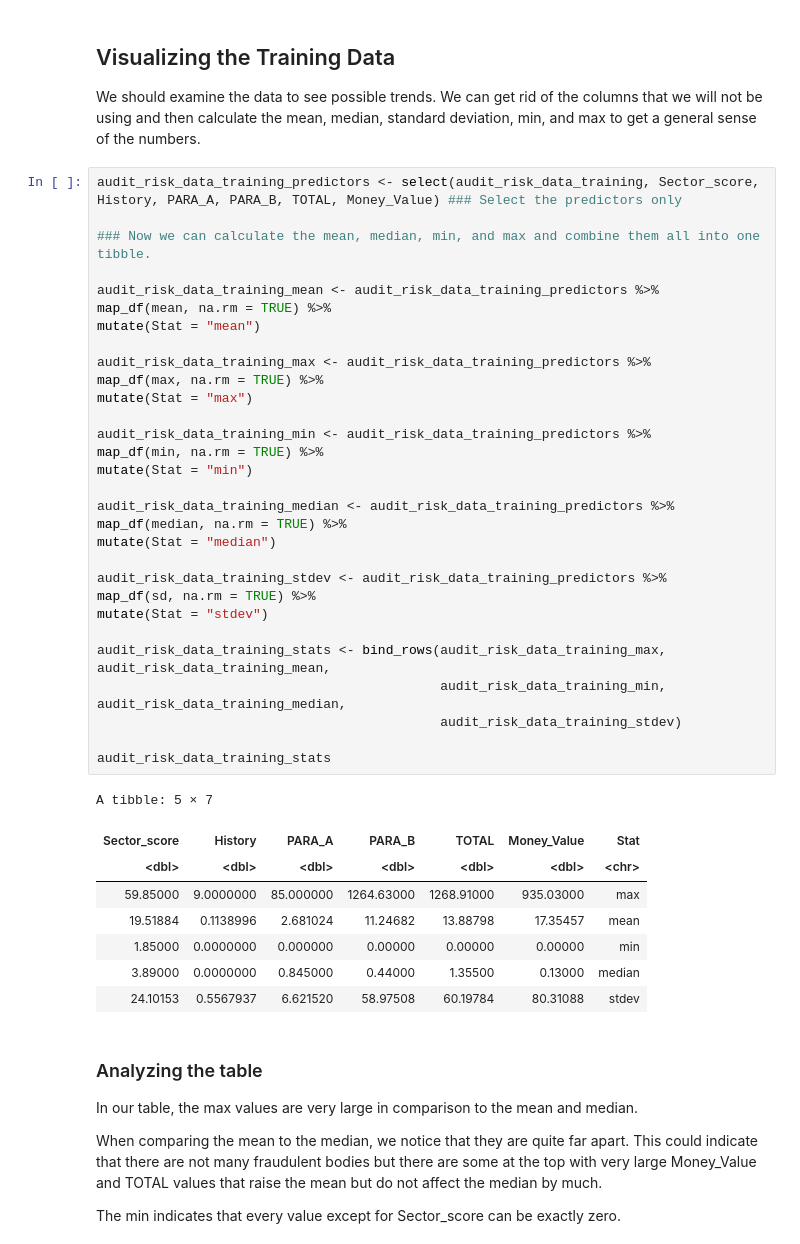
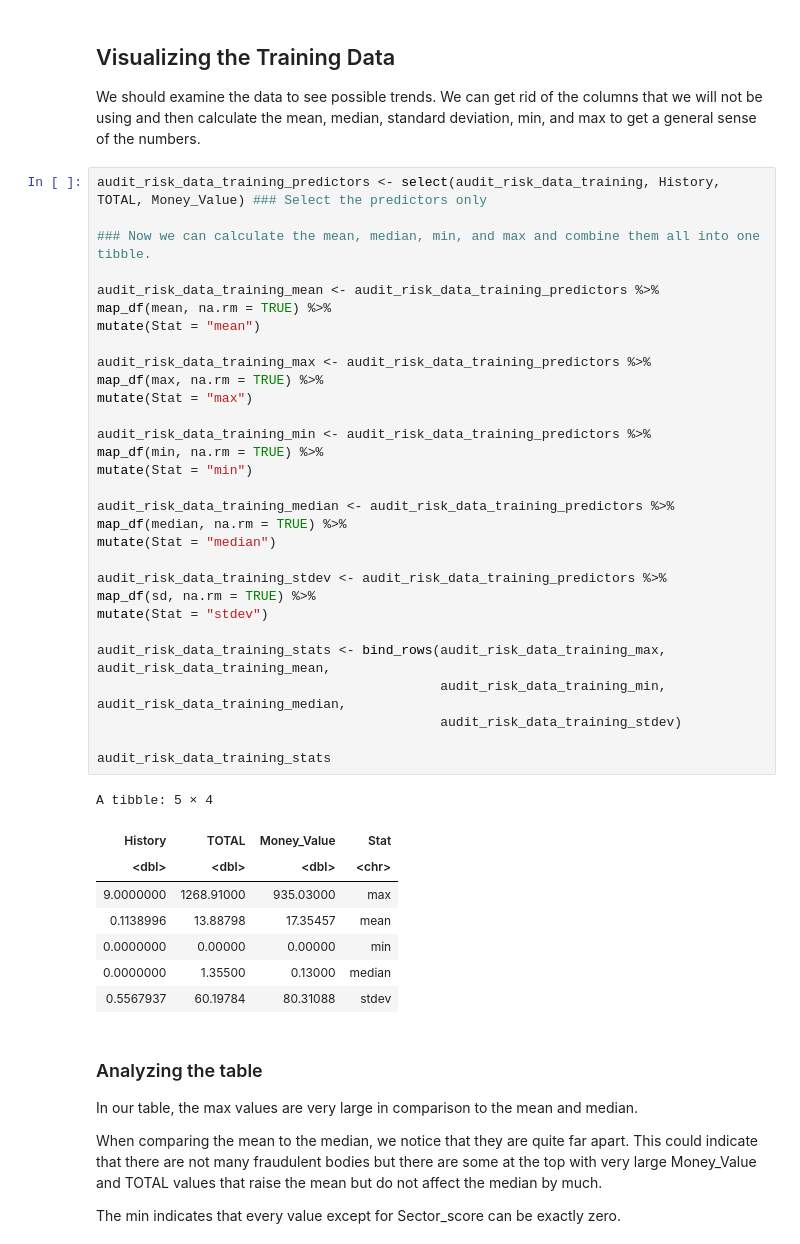
Before and after one commit to stevenning203/dsci100_group_proposal, a Jupyter notebook: notebook.ipynb, the cells around one changed output. Drawn from its saved outputs; the diff is of its cells as text.

```diff
--- a/notebook.ipynb
+++ b/notebook.ipynb
@@ -83,44 +66,44 @@ audit_risk_data_testing <- testing(audit_risk_data_split)
 
 We should examine the data to see possible trends. We can get rid of the columns that we will not be using and then calculate the mean, median, standard deviation, min, and max to get a general sense of the numbers.
 # %%
-audit_risk_data_training_predictors <- select(audit_risk_data_training, Sector_score, History, PARA_A, PARA_B, TOTAL, Money_Value) ### Select the predictors only
+audit_risk_data_training_predictors <- select(audit_risk_data_training, History, TOTAL, Money_Value) ### Select the predictors only
 
 ### Now we can calculate the mean, median, min, and max and combine them all into one tibble.
 
 audit_risk_data_training_mean <- audit_risk_data_training_predictors %>%
 map_df(mean, na.rm = TRUE) %>%
 mutate(Stat = "mean")
 
 audit_risk_data_training_max <- audit_risk_data_training_predictors %>%
 map_df(max, na.rm = TRUE) %>%
 mutate(Stat = "max")
 
 audit_risk_data_training_min <- audit_risk_data_training_predictors %>%
 map_df(min, na.rm = TRUE) %>%
 mutate(Stat = "min")
 
 audit_risk_data_training_median <- audit_risk_data_training_predictors %>%
 map_df(median, na.rm = TRUE) %>%
 mutate(Stat = "median")
 
 audit_risk_data_training_stdev <- audit_risk_data_training_predictors %>%
 map_df(sd, na.rm = TRUE) %>%
 mutate(Stat = "stdev")
 
 audit_risk_data_training_stats <- bind_rows(audit_risk_data_training_max, audit_risk_data_training_mean,
                                             audit_risk_data_training_min, audit_risk_data_training_median,
                                             audit_risk_data_training_stdev)
 
 audit_risk_data_training_stats
 # %% [output]
-A tibble: 5 × 7
+A tibble: 5 × 4
-| Sector_score | History | PARA_A | PARA_B | TOTAL | Money_Value | Stat |
-| <dbl> | <dbl> | <dbl> | <dbl> | <dbl> | <dbl> | <chr> |
-| 59.85000 | 9.0000000 | 85.000000 | 1264.63000 | 1268.91000 | 935.03000 | max |
-| 19.51884 | 0.1138996 | 2.681024 | 11.24682 | 13.88798 | 17.35457 | mean |
-| 1.85000 | 0.0000000 | 0.000000 | 0.00000 | 0.00000 | 0.00000 | min |
-| 3.89000 | 0.0000000 | 0.845000 | 0.44000 | 1.35500 | 0.13000 | median |
-| 24.10153 | 0.5567937 | 6.621520 | 58.97508 | 60.19784 | 80.31088 | stdev |
+| History | TOTAL | Money_Value | Stat |
+| <dbl> | <dbl> | <dbl> | <chr> |
+| 9.0000000 | 1268.91000 | 935.03000 | max |
+| 0.1138996 | 13.88798 | 17.35457 | mean |
+| 0.0000000 | 0.00000 | 0.00000 | min |
+| 0.0000000 | 1.35500 | 0.13000 | median |
+| 0.5567937 | 60.19784 | 80.31088 | stdev |
 # %% [markdown]
 ### Analyzing the table
 
```
Also changed, not shown: parts of 6 cells of this notebook.
